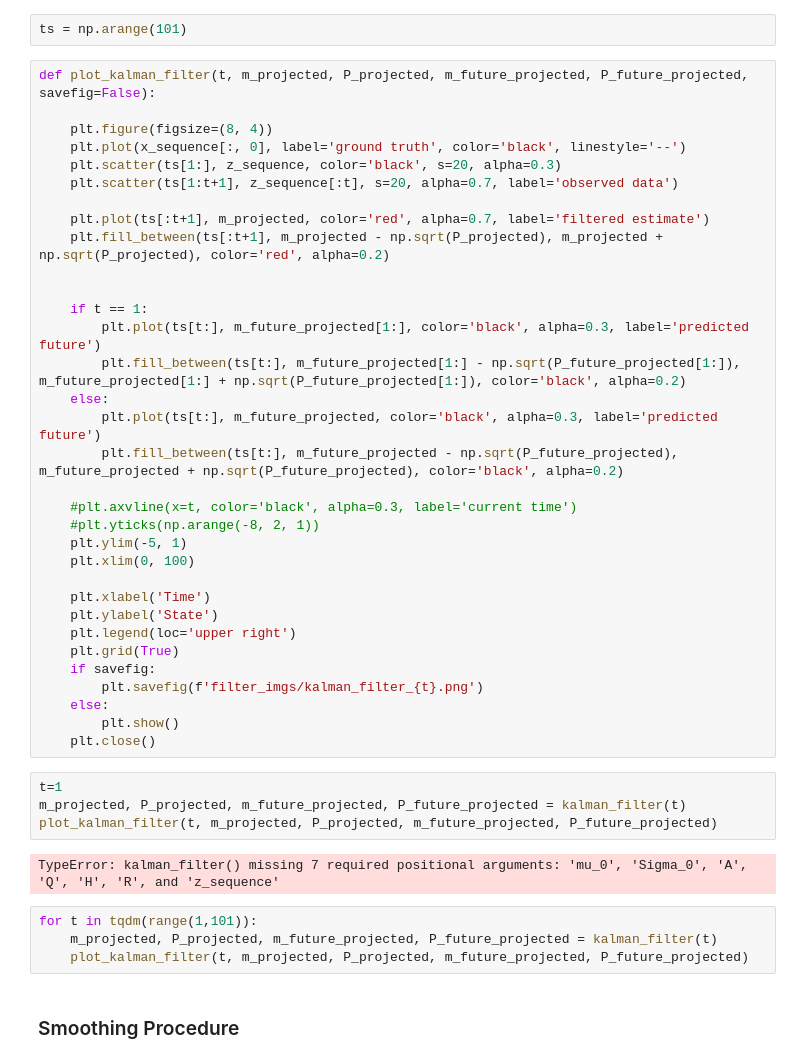
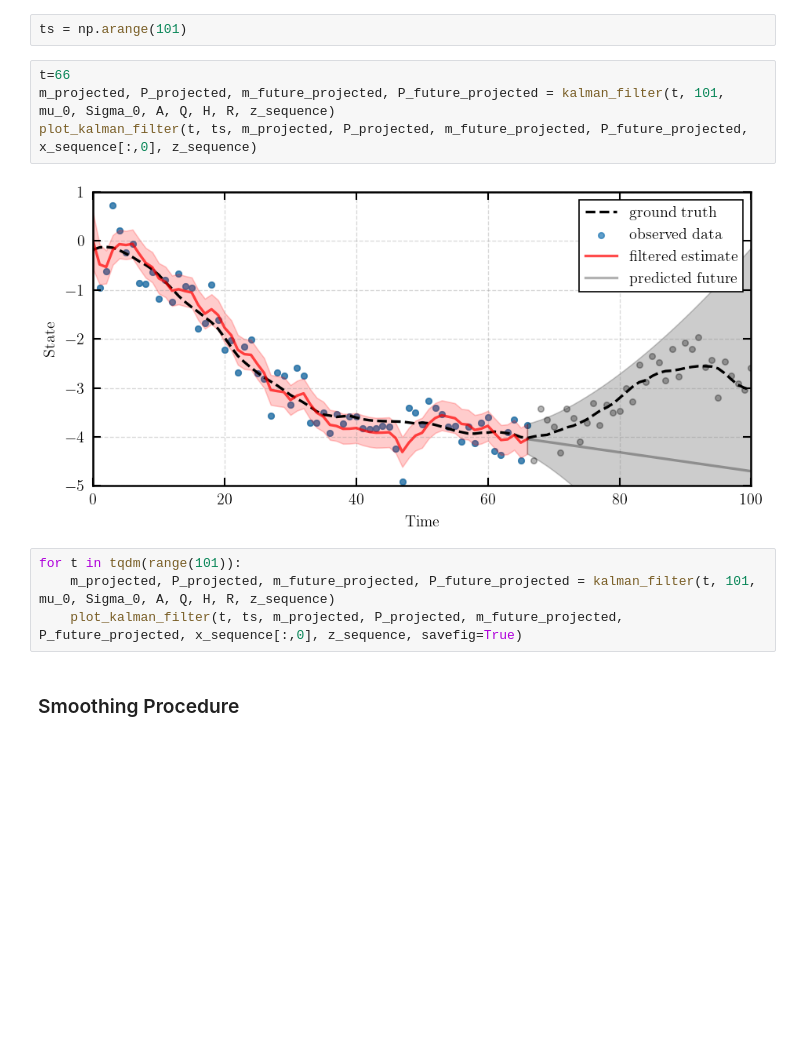
Before and after one commit to paufisch/ode_filters, a Jupyter notebook: kalman_playground.ipynb, the cells around one changed output. Saved outputs shown, nothing was run; the diff lists cells and outputs as text; blank space fills up the shorter version.

```diff
--- a/kalman_playground.ipynb
+++ b/kalman_playground.ipynb
@@ -191,48 +46,15 @@ def kalman_filter(t, mu_0, Sigma_0, A, Q, H, R, z_sequence, t_max=100):
 # %%
 ts = np.arange(101)
-# %%
-def plot_kalman_filter(t, m_projected, P_projected, m_future_projected, P_future_projected, savefig=False):
-
-    plt.figure(figsize=(8, 4))
-    plt.plot(x_sequence[:, 0], label='ground truth', color='black', linestyle='--')
-    plt.scatter(ts[1:], z_sequence, color='black', s=20, alpha=0.3)
-    plt.scatter(ts[1:t+1], z_sequence[:t], s=20, alpha=0.7, label='observed data')
-
-    plt.plot(ts[:t+1], m_projected, color='red', alpha=0.7, label='filtered estimate')
-    plt.fill_between(ts[:t+1], m_projected - np.sqrt(P_projected), m_projected + np.sqrt(P_projected), color='red', alpha=0.2)
-
-
-    if t == 1:
-        plt.plot(ts[t:], m_future_projected[1:], color='black', alpha=0.3, label='predicted future')
-        plt.fill_between(ts[t:], m_future_projected[1:] - np.sqrt(P_future_projected[1:]), m_future_projected[1:] + np.sqrt(P_future_projected[1:]), color='black', alpha=0.2)
-    else:
-        plt.plot(ts[t:], m_future_projected, color='black', alpha=0.3, label='predicted future')
-        plt.fill_between(ts[t:], m_future_projected - np.sqrt(P_future_projected), m_future_projected + np.sqrt(P_future_projected), color='black', alpha=0.2)
-
-    #plt.axvline(x=t, color='black', alpha=0.3, label='current time')
-    #plt.yticks(np.arange(-8, 2, 1))
-    plt.ylim(-5, 1)
-    plt.xlim(0, 100)
-
-    plt.xlabel('Time')
-    plt.ylabel('State')
-    plt.legend(loc='upper right')
-    plt.grid(True)
-    if savefig:
-        plt.savefig(f'filter_imgs/kalman_filter_{t}.png')
-    else:
-        plt.show()
-    plt.close()
-# %%
-t=1
-m_projected, P_projected, m_future_projected, P_future_projected = kalman_filter(t)
-plot_kalman_filter(t, m_projected, P_projected, m_future_projected, P_future_projected)
-# %% [output]
-TypeError: kalman_filter() missing 7 required positional arguments: 'mu_0', 'Sigma_0', 'A', 'Q', 'H', 'R', and 'z_sequence'
+# %%
+t=66
+m_projected, P_projected, m_future_projected, P_future_projected = kalman_filter(t, 101, mu_0, Sigma_0, A, Q, H, R, z_sequence)
+plot_kalman_filter(t, ts, m_projected, P_projected, m_future_projected, P_future_projected, x_sequence[:,0], z_sequence)
+# %% [output]
+[figure, added]
 # %%
-for t in tqdm(range(1,101)):
-    m_projected, P_projected, m_future_projected, P_future_projected = kalman_filter(t)
-    plot_kalman_filter(t, m_projected, P_projected, m_future_projected, P_future_projected)
+for t in tqdm(range(101)):
+    m_projected, P_projected, m_future_projected, P_future_projected = kalman_filter(t, 101, mu_0, Sigma_0, A, Q, H, R, z_sequence)
+    plot_kalman_filter(t, ts, m_projected, P_projected, m_future_projected, P_future_projected, x_sequence[:,0], z_sequence, savefig=True)
 # %% [markdown]
 ### Smoothing Procedure
 # %%
```
Also changed, not shown: parts of 17 cells of this notebook, 1 other file.
